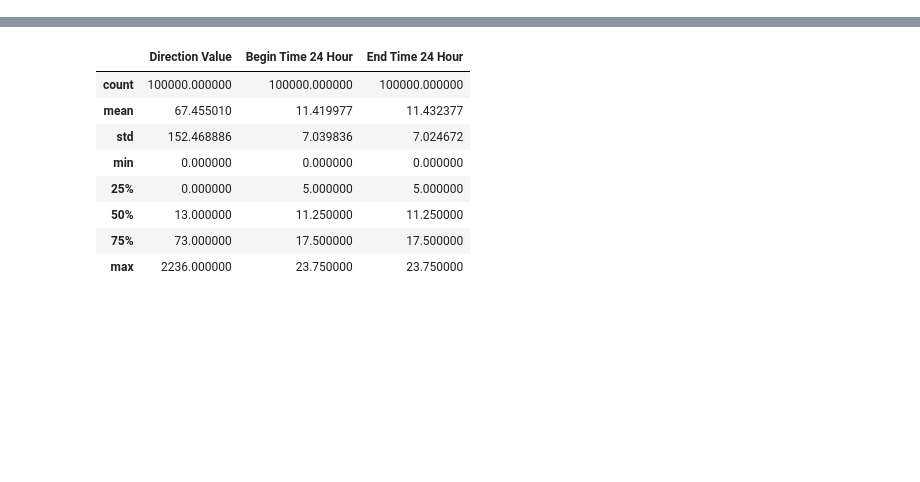
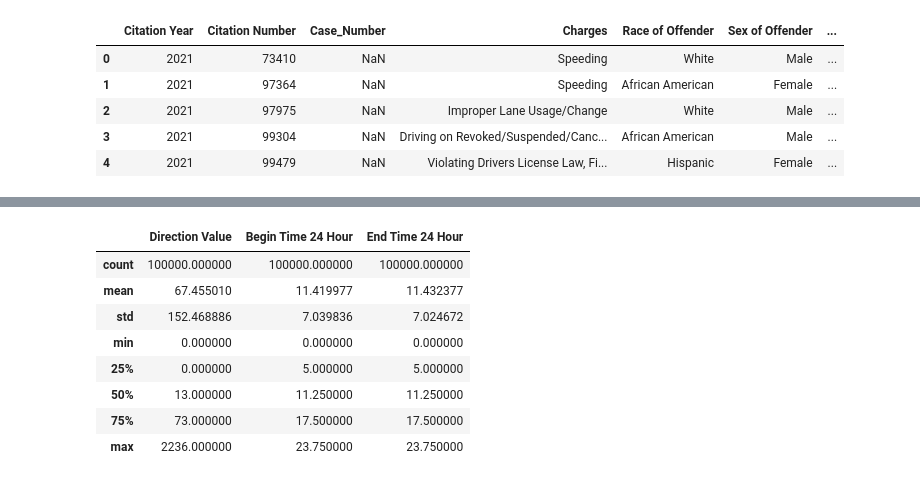
Before and after one commit to trey-causey/OpenData, a Jupyter notebook: Explore/DataExplore.ipynb, the cells around one changed output, grey strips where cells are left out. Cells and saved outputs as stored; diff of their text form; code cells hidden in the pictures; blank space fills up the shorter version.

```diff
--- a/Explore/DataExplore.ipynb
+++ b/Explore/DataExplore.ipynb
@@ -7,0 +9,9 @@ csv_df = pd.read_csv('E:\_Datasets\Hamilton_County_E911_Active_Calls\Hamilton_Co
+# %%
+citations_df.head()
+# %% [output]
+|  | Citation Year | Citation Number | Case_Number | Charges | Race of Offender | Sex of Offender | ... |
+| 0 | 2021 | 73410 | NaN | Speeding | White | Male | ... |
+| 1 | 2021 | 97364 | NaN | Speeding | African American | Female | ... |
+| 2 | 2021 | 97975 | NaN | Improper Lane Usage/Change | White | Male | ... |
+| 3 | 2021 | 99304 | NaN | Driving on Revoked/Suspended/Canc... | African American | Male | ... |
+| 4 | 2021 | 99479 | NaN | Violating Drivers License Law, Fi... | Hispanic | Female | ... |
```
Also changed, not shown: parts of 7 cells of this notebook, 6 other files.
